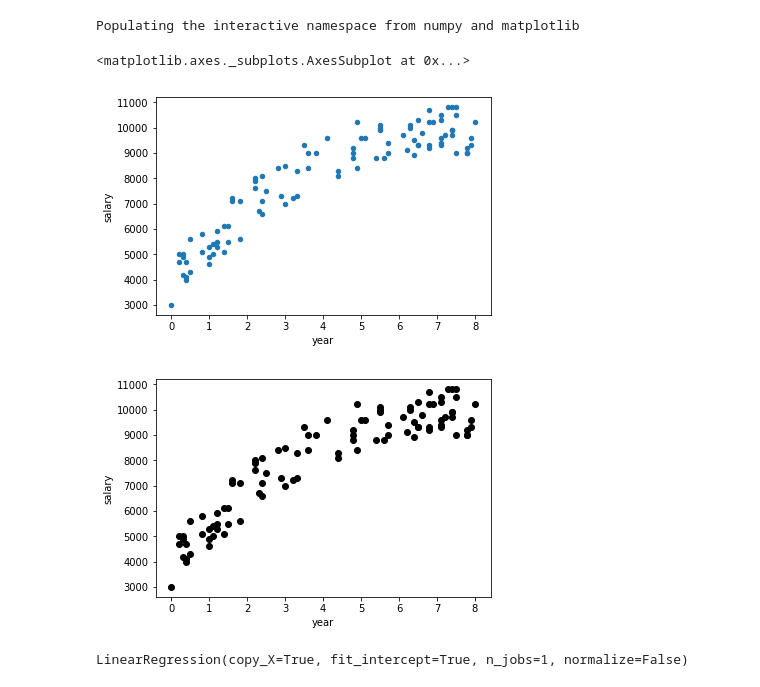
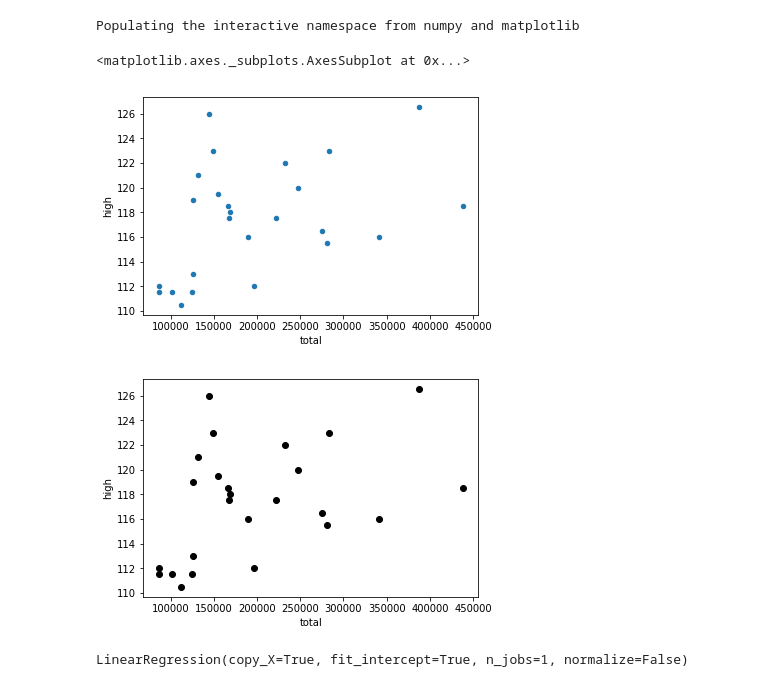
Before and after one commit to EDAriR/Data_Science_from_Scratch, a Jupyter notebook: Ch14 Simple Linear Regression Code.ipynb, the cells around one changed output. Drawn from its saved outputs; the diff is of its cells as text; code cells hidden in the pictures.

```diff
--- a/Ch14 Simple Linear Regression Code.ipynb
+++ b/Ch14 Simple Linear Regression Code.ipynb
@@ -1,3 +1,4 @@
 # %%
 import pandas
-salary = pandas.read_csv('https://raw.githubusercontent.com/ywchiu/tibamepy/master/data/salary.csv', index_col = 0)
+salary = pandas.read_csv('datas/STOCK_DAY.csv', index_col = 0)
+salary.head()
@@ -4,21 +13,21 @@ salary = pandas.read_csv('https://raw.githubusercontent.com/ywchiu/tibamepy/mast
 # %%
 %pylab inline
-salary.plot(kind='scatter', x = 'year', y= 'salary')
+salary.plot(kind='scatter', x = 'total', y= 'high')
 # %% [output]
 Populating the interactive namespace from numpy and matplotlib
 <matplotlib.axes._subplots.AxesSubplot at 0x...>
-[figure, old version]
+[figure, new version]
 # %%
 from matplotlib import pyplot as plt
-X = salary[['year']]
-Y = salary['salary']
+X = salary[['total']]
+Y = salary['high']
 
-plt.scatter(X['year'],Y,color='black')
-plt.xlabel('year')
-plt.ylabel('salary')
+plt.scatter(X['total'],Y,color='black')
+plt.xlabel('total')
+plt.ylabel('high')
 plt.show()
 # %% [output]
-[figure, old version]
+[figure, new version]
 # %%
 from sklearn.linear_model import LinearRegression
 import numpy
```
Also changed, not shown: parts of 4 cells of this notebook, 2 other files.
